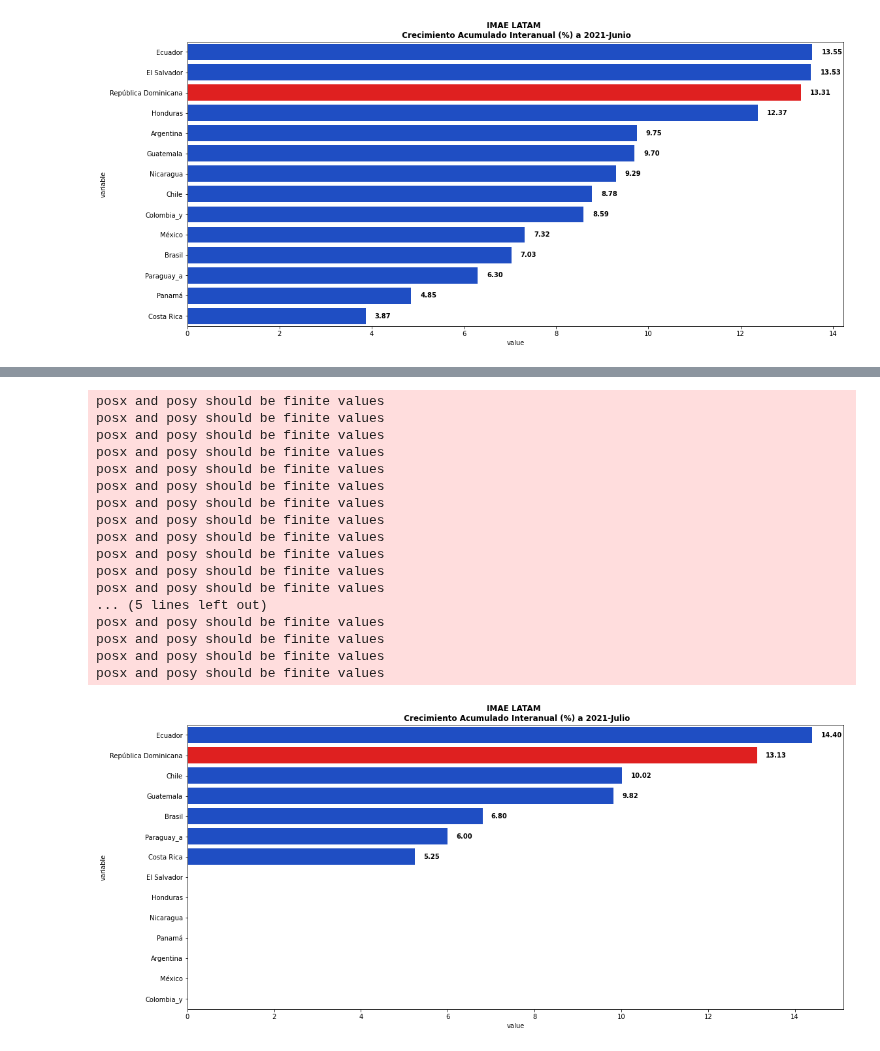
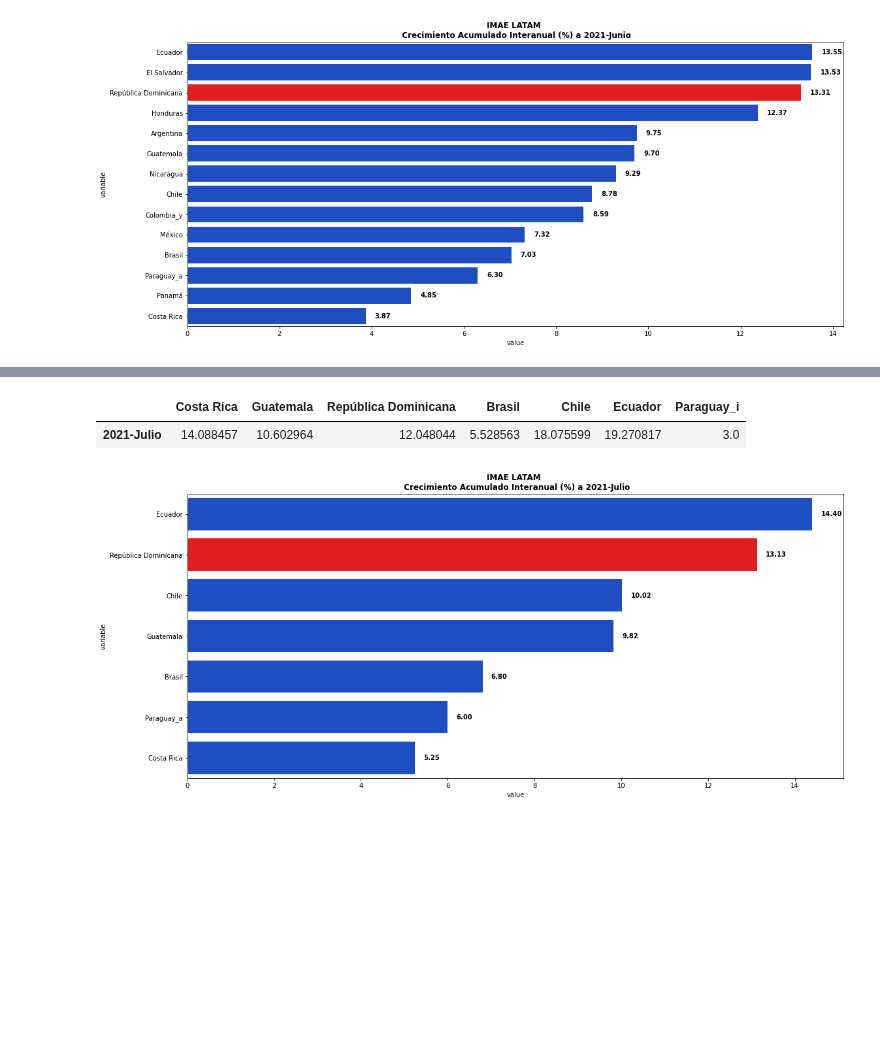
Before and after one commit to samyff12/LATAM, a Jupyter notebook: IMAE_LATAM.ipynb, the cells around one changed output, grey strips where cells are left out. Cells and saved outputs as stored; diff of their text form; code cells hidden in the pictures; blank space fills up the shorter version.

```diff
--- a/IMAE_LATAM.ipynb
+++ b/IMAE_LATAM.ipynb
@@ -563,33 +548,21 @@ posx and posy should be finite values
+# %%
+imaela1.drop('a',axis=1).iloc[-1:,:].dropna(axis=1)
+# %% [output]
+|  | Costa Rica | Guatemala | República Dominicana | Brasil | Chile | Ecuador | Paraguay_i |
+| 2021-Julio | 14.088457 | 10.602964 | 12.048044 | 5.528563 | 18.075599 | 19.270817 | 3.0 |
 # %%
 #@title Acumulado Interanual Ultimo Mes
 f, ax = plt.subplots(figsize=(18, 8))
-df = pd.melt(imaela2.iloc[-1:,:]).sort_values('value',ascending=False)
+df = pd.melt(imaela2.iloc[-1:,:].dropna(axis=1)).sort_values('value',ascending=False)
 sns.barplot(data = df ,x='value',y='variable',
                 palette=['r' if y =='República Dominicana' else '#0343DF' for y in df.variable])
 for p in ax.patches:
     width = p.get_width()    # get bar length
     ax.text(width+0.2,       # set the text at 0.2 unit right of the bar
             p.get_y() + p.get_height() / 2, # get Y coordinate + X coordinate / 2
             '{:1.2f}'.format(width), # set variable to display, 2 decimals
             ha = 'left',   # horizontal alignment
             va = 'center', weight="bold") # vertical alignment
 plt.title('IMAE LATAM \n Crecimiento Acumulado Interanual (%) a {}'.format(imaela.index[-1]) ,weight='bold');
 # %% [output]
-posx and posy should be finite values
-posx and posy should be finite values
-posx and posy should be finite values
-posx and posy should be finite values
-posx and posy should be finite values
-posx and posy should be finite values
-posx and posy should be finite values
-posx and posy should be finite values
-posx and posy should be finite values
-posx and posy should be finite values
-posx and posy should be finite values
-posx and posy should be finite values
-... (5 lines left out)
-posx and posy should be finite values
-posx and posy should be finite values
-posx and posy should be finite values
-posx and posy should be finite values
-[figure, old version]
+[figure, new version]
```
Also changed, not shown: parts of 1 cell of this notebook.
